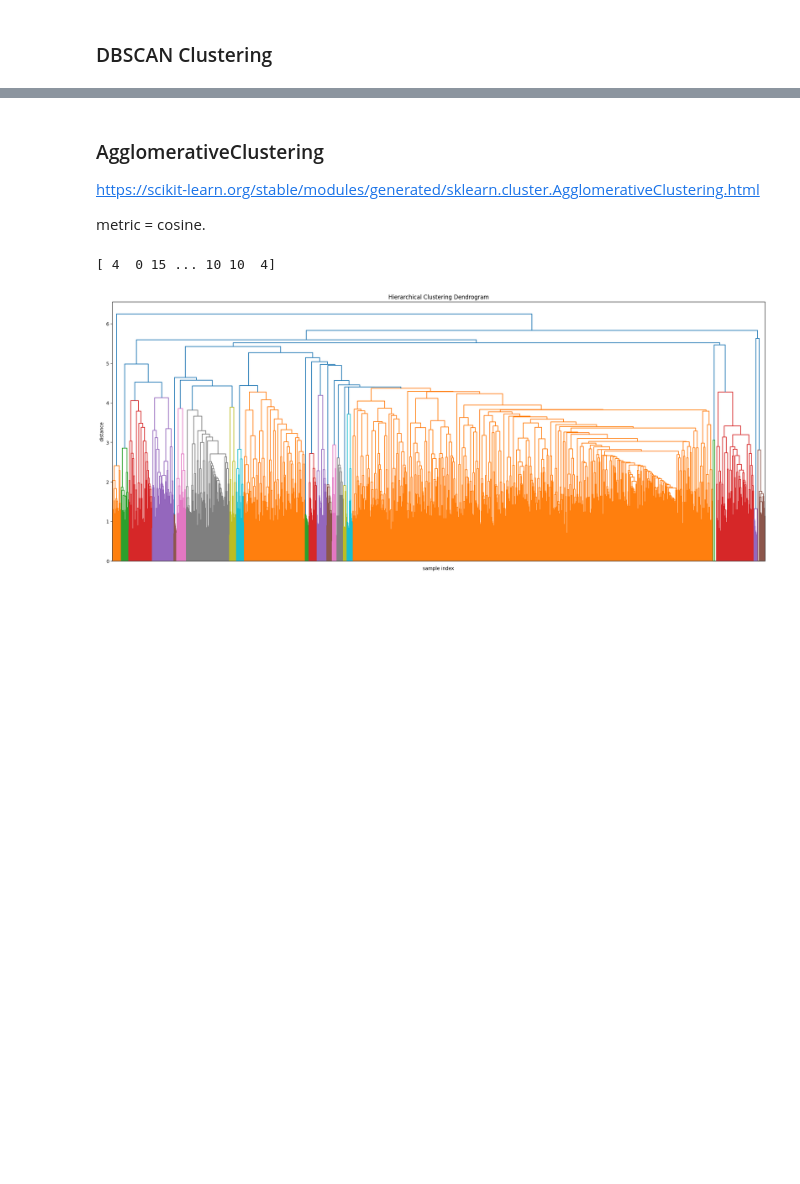
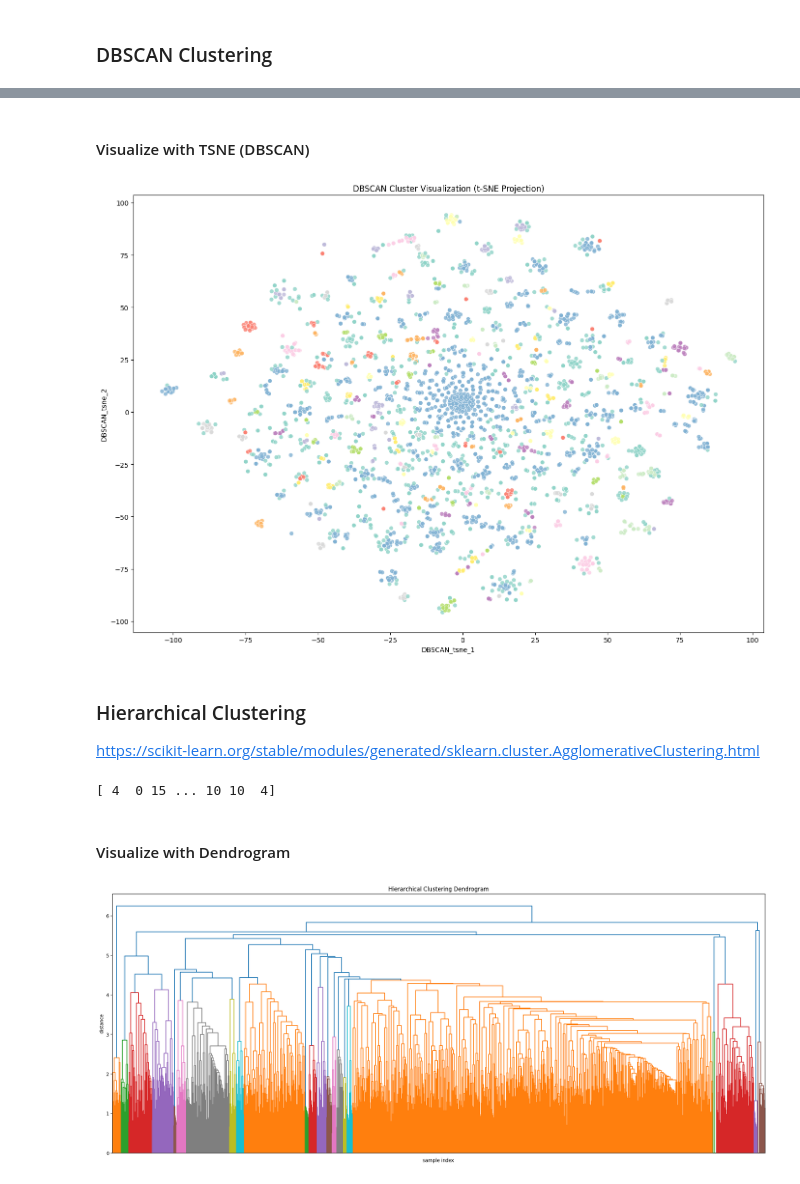
Before and after one commit to mitosisgg/ADS504_FinalProject, a Jupyter notebook: ADS504_FinalProject.ipynb, the cells around one changed output, grey strips where cells are left out. Saved outputs shown, nothing was run; the diff lists cells and outputs as text; code cells hidden in the pictures; blank space fills up the shorter version.

```diff
--- a/ADS504_FinalProject.ipynb
+++ b/ADS504_FinalProject.ipynb
@@ -320,0 +529,7 @@ array(['white hanging heart tlight holder', 'white metal lantern',
+# %%
+# Fit DBSCAN
+dbscan_model = DBSCAN(eps=0.45, min_samples=3)
+dbscan_labels = dbscan_model.fit_predict(X_reduced)
+
+# Add DBSCAN cluster labels to the DataFrame
+df_cluster["DBSCAN"] = dbscan_labels
@@ -321,9 +1024,31 @@ array(['white hanging heart tlight holder', 'white metal lantern',
+# %% [markdown]
+#### Visualize with TSNE (DBSCAN)
+# %%
+DBSCAN_tsne = TSNE(n_components=2, random_state=42, perplexity=30).fit_transform(X_reduced)
+df_cluster['DBSCAN_tsne_1'] = DBSCAN_tsne[:, 0]
+df_cluster['DBSCAN_tsne_2'] = DBSCAN_tsne[:, 1]
+
+dbscan_palette = sns.color_palette('Set3', n_colors=df_cluster['DBSCAN'].nunique())
+
+plt.figure(figsize=(14, 10))
+sns.scatterplot(
+    data=df_cluster,
+    x='DBSCAN_tsne_1',
+    y='DBSCAN_tsne_2',
+    hue='DBSCAN',
+    palette=dbscan_palette,
+    s=40,
+    alpha=0.8,
+    legend=False
+)
+plt.title("DBSCAN Cluster Visualization (t-SNE Projection)")
+plt.tight_layout()
+plt.show()
+# %% [output]
+[figure, added]
 # %% [markdown]
-### AgglomerativeClustering
+### Hierarchical Clustering
 https://scikit-learn.org/stable/modules/generated/sklearn.cluster.AgglomerativeClustering.html
-
-
-metric = cosine.
 # %%
 from sklearn.feature_extraction.text import TfidfVectorizer
 from sklearn.cluster import AgglomerativeClustering
@@ -346,6 +1071,8 @@ clusters = clustering.fit_predict(X.toarray())
 print(clusters)
 # %% [output]
 [ 4  0 15 ... 10 10  4]
+# %% [markdown]
+#### Visualize with Dendrogram
 # %%
 from scipy.cluster.hierarchy import dendrogram, linkage
 import matplotlib.pyplot as plt
```
Also changed, not shown: parts of 21 cells of this notebook.
